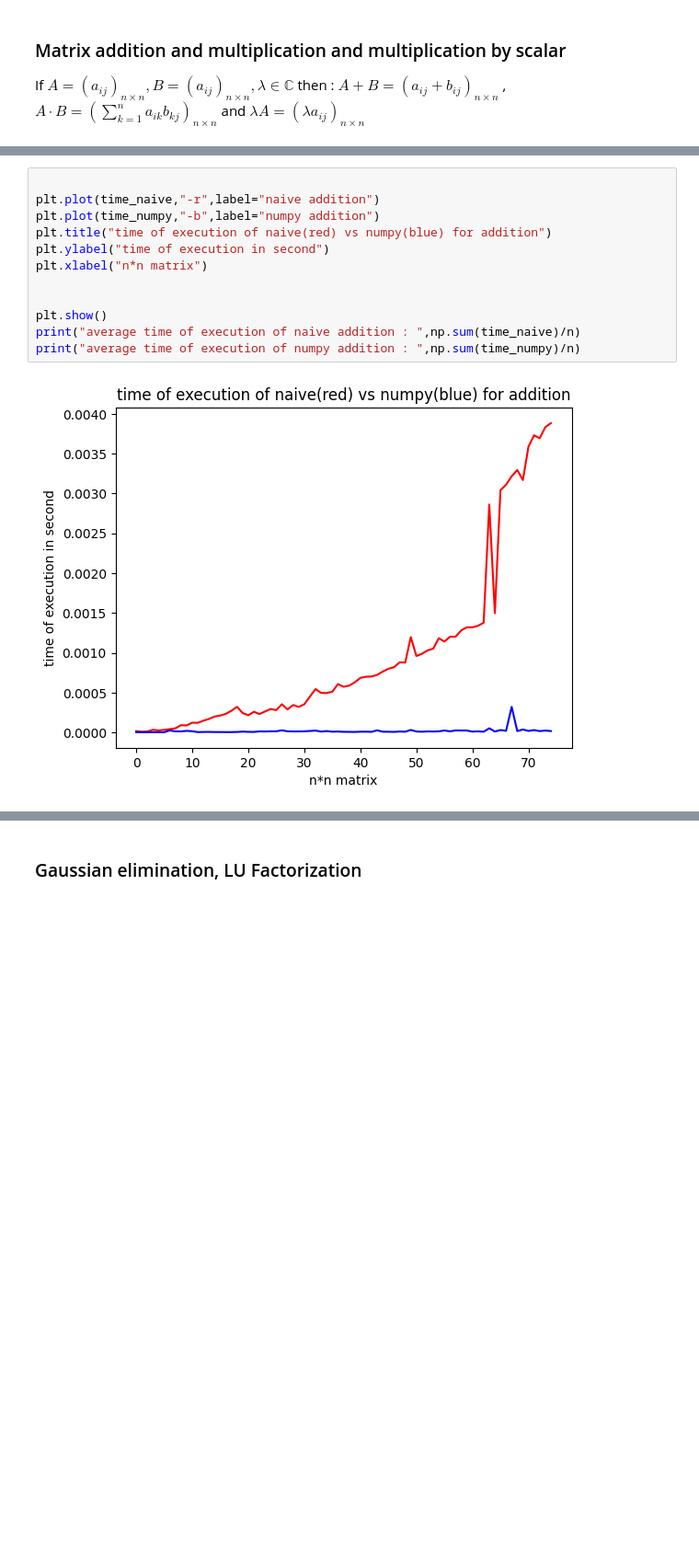
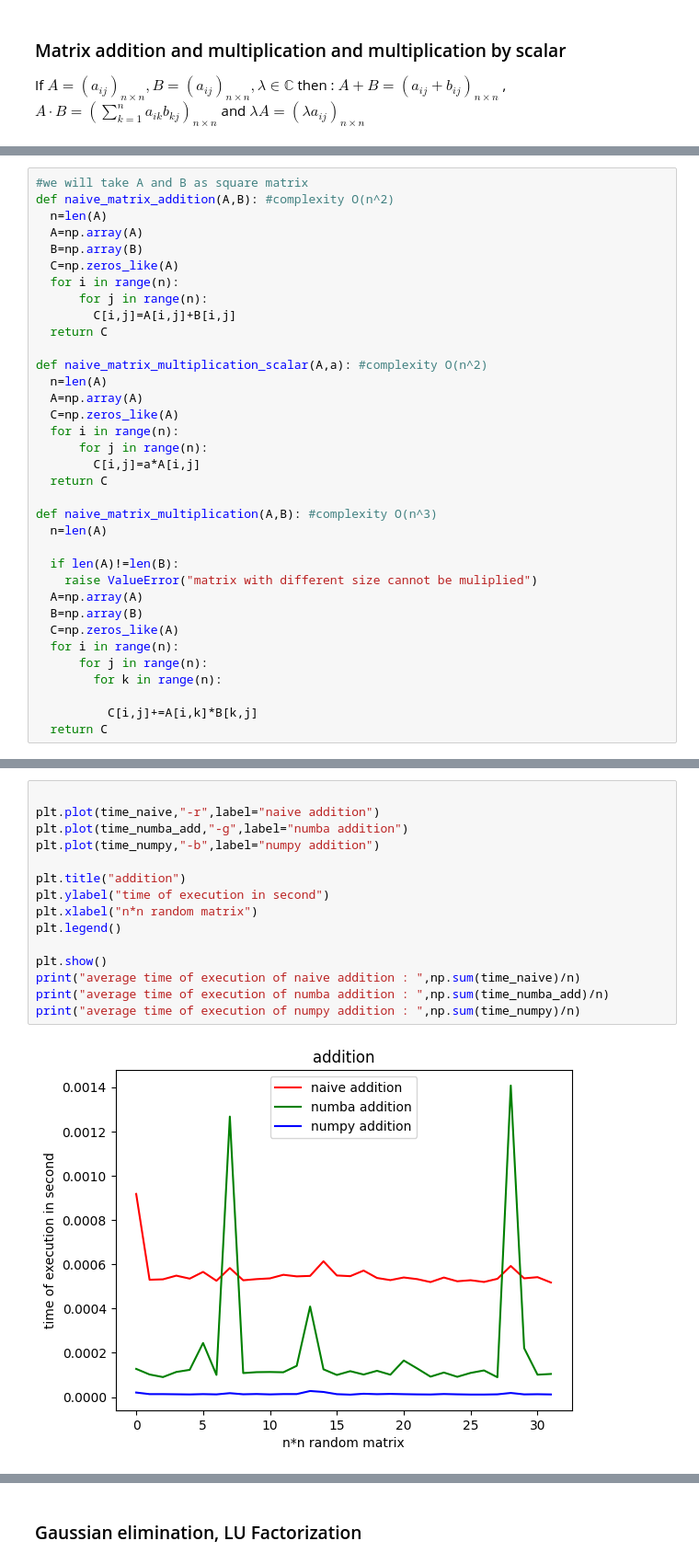
Before and after one commit to arofenitra/Numerical-MultiLinear-Algebra, a Jupyter notebook: matrix_operation.ipynb, the cells around one changed output, grey strips where cells are left out. Shown: that part at 92% size. Saved outputs shown, nothing was run; the diff lists cells and outputs as text; blank space fills up the shorter version.

```diff
--- a/matrix_operation.ipynb
+++ b/matrix_operation.ipynb
@@ -84,0 +12,35 @@ with numpy operation :
+# %%
+#we will take A and B as square matrix
+def naive_matrix_addition(A,B): #complexity O(n^2)
+  n=len(A)
+  A=np.array(A)
+  B=np.array(B)
+  C=np.zeros_like(A)
+  for i in range(n):
+      for j in range(n):
+        C[i,j]=A[i,j]+B[i,j]
+  return C
+
+def naive_matrix_multiplication_scalar(A,a): #complexity O(n^2)
+  n=len(A)
+  A=np.array(A)
+  C=np.zeros_like(A)
+  for i in range(n):
+      for j in range(n):
+        C[i,j]=a*A[i,j]
+  return C
+
+def naive_matrix_multiplication(A,B): #complexity O(n^3)
+  n=len(A)
+
+  if len(A)!=len(B):
+    raise ValueError("matrix with different size cannot be muliplied")
+  A=np.array(A)
+  B=np.array(B)
+  C=np.zeros_like(A)
+  for i in range(n):
+      for j in range(n):
+        for k in range(n):
+
+          C[i,j]+=A[i,k]*B[k,j]
+  return C
@@ -87,14 +149,17 @@ plotting the result of numpy addition-multiplication vs naive addition-multiplic
 # %%
 
 plt.plot(time_naive,"-r",label="naive addition")
+plt.plot(time_numba_add,"-g",label="numba addition")
 plt.plot(time_numpy,"-b",label="numpy addition")
-plt.title("time of execution of naive(red) vs numpy(blue) for addition")
+
+plt.title("addition")
 plt.ylabel("time of execution in second")
-plt.xlabel("n*n matrix")
-
+plt.xlabel("n*n random matrix")
+plt.legend()
 
 plt.show()
 print("average time of execution of naive addition : ",np.sum(time_naive)/n)
+print("average time of execution of numba addition : ",np.sum(time_numba_add)/n)
 print("average time of execution of numpy addition : ",np.sum(time_numpy)/n)
 # %% [output]
-[figure, old version]
+[figure, new version]
```
Also changed, not shown: parts of 7 cells of this notebook.
